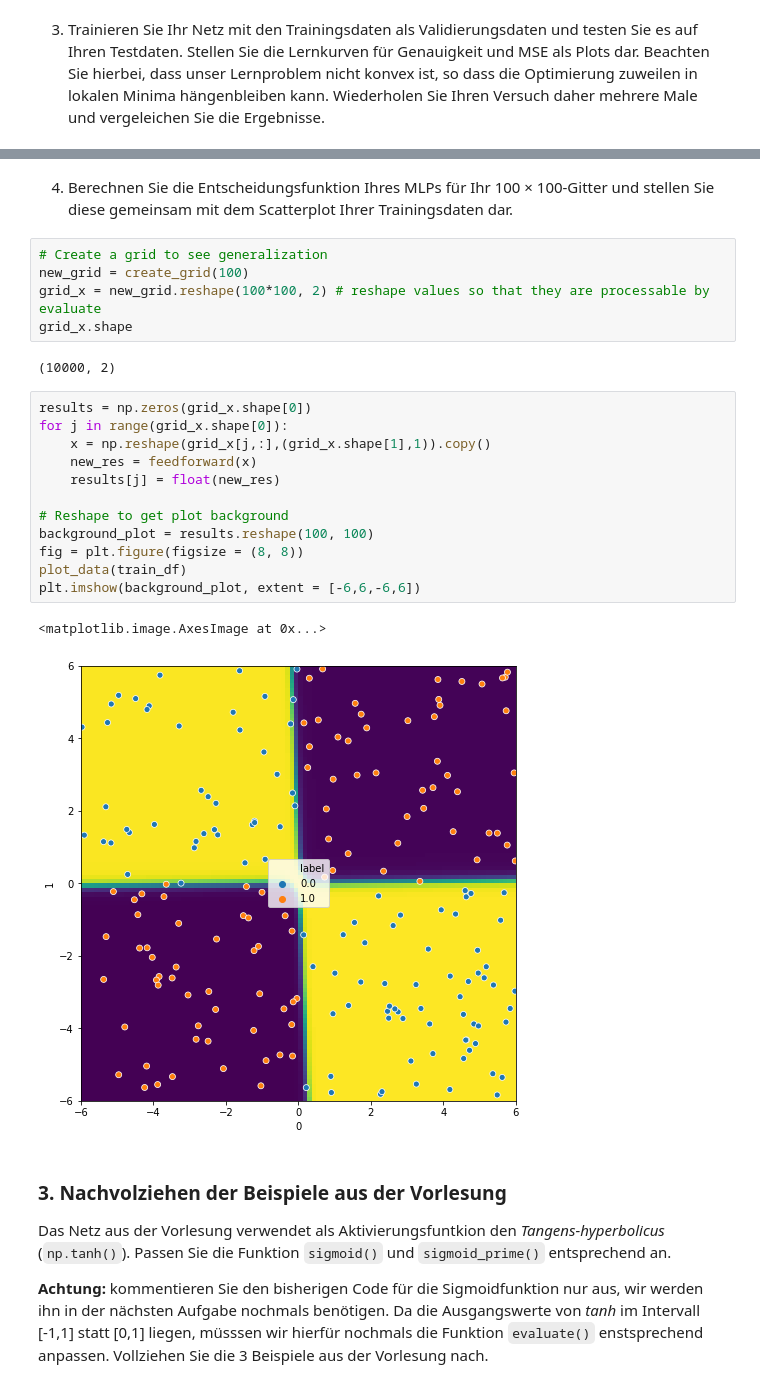
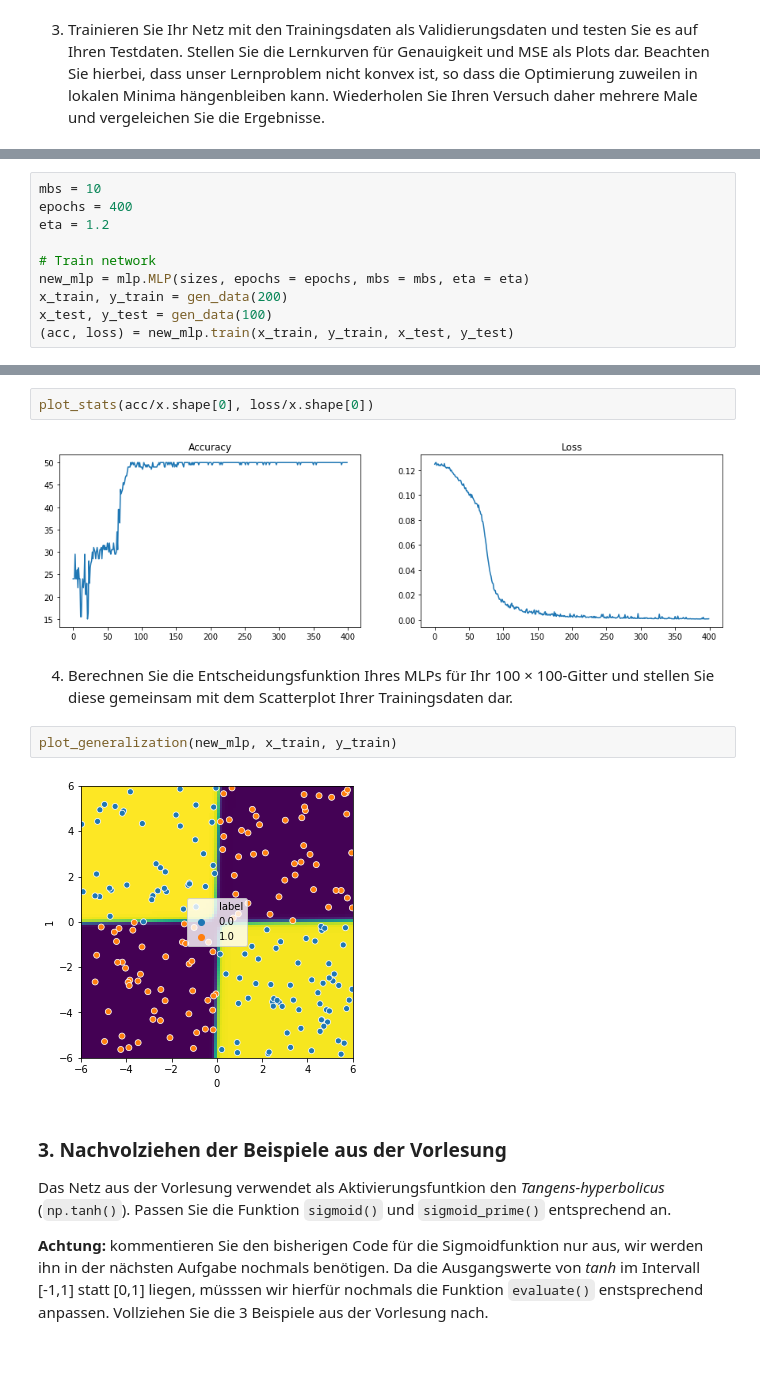
Before and after one commit to ExLeonem/DL-WS1920, a Jupyter notebook: notebooks/AB_1.ipynb, the cells around one changed output, grey strips where cells are left out. Saved outputs shown, nothing was run; the diff lists cells and outputs as text; blank space fills up the shorter version.

```diff
--- a/notebooks/AB_1.ipynb
+++ b/notebooks/AB_1.ipynb
@@ -507,0 +353,10 @@ plt.plot(mse_loss/x.shape[0])
+# %%
+mbs = 10
+epochs = 400
+eta = 1.2
+
+# Train network
+new_mlp = mlp.MLP(sizes, epochs = epochs, mbs = mbs, eta = eta)
+x_train, y_train = gen_data(200)
+x_test, y_test = gen_data(100)
+(acc, loss) = new_mlp.train(x_train, y_train, x_test, y_test)
@@ -508,28 +381,14 @@ plt.plot(mse_loss/x.shape[0])
+# %%
+plot_stats(acc/x.shape[0], loss/x.shape[0])
+# %% [output]
+[figure, added]
 # %% [markdown]
 4. Berechnen Sie die Entscheidungsfunktion Ihres MLPs für Ihr 100 × 100-Gitter und
 stellen Sie diese gemeinsam mit dem Scatterplot Ihrer Trainingsdaten dar.
-# %%
-# Create a grid to see generalization
-new_grid = create_grid(100)
-grid_x = new_grid.reshape(100*100, 2) # reshape values so that they are processable by evaluate
-grid_x.shape
-# %% [output]
-(10000, 2)
-# %%
-results = np.zeros(grid_x.shape[0])
-for j in range(grid_x.shape[0]):
-    x = np.reshape(grid_x[j,:],(grid_x.shape[1],1)).copy()
-    new_res = feedforward(x)
-    results[j] = float(new_res)
-
-# Reshape to get plot background
-background_plot = results.reshape(100, 100)
-fig = plt.figure(figsize = (8, 8))
-plot_data(train_df)
-plt.imshow(background_plot, extent = [-6,6,-6,6])
-# %% [output]
-<matplotlib.image.AxesImage at 0x...>
-[figure, removed]
+# %%
+plot_generalization(new_mlp, x_train, y_train)
+# %% [output]
+[figure, added]
 # %% [markdown]
 ### 3. Nachvolziehen der Beispiele aus der Vorlesung
 Das Netz aus der Vorlesung verwendet als Aktivierungsfuntkion den *Tangens-hyperbolicus* (`np.tanh()`). Passen Sie die Funktion `sigmoid()` und `sigmoid_prime()` entsprechend an.
```
Also changed, not shown: parts of 24 cells of this notebook, 4 other files.
